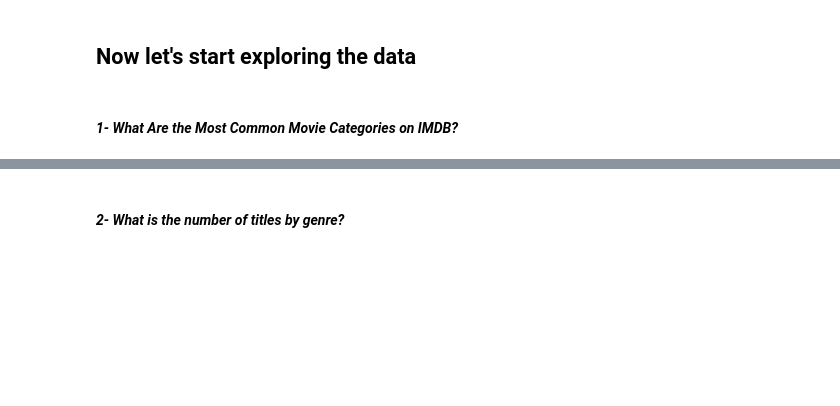
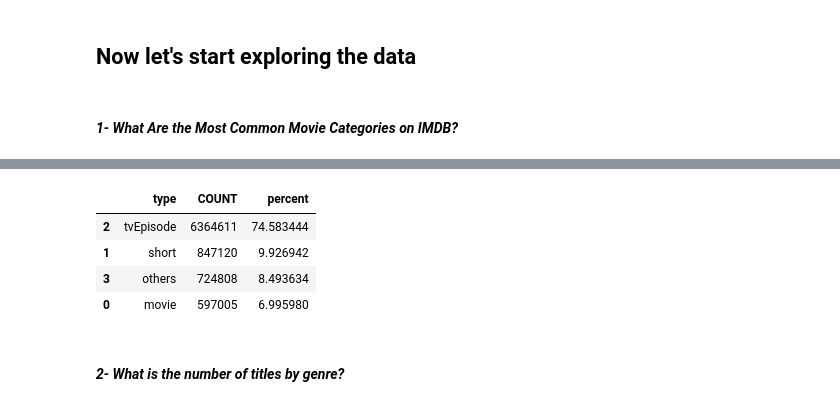
Before and after one commit to Krupique/Explorating-Data, a Jupyter notebook: IMDB-ExploreData/ExploreData.ipynb, the cells around one changed output, grey strips where cells are left out. Drawn from its saved outputs; the diff is of its cells as text; code cells hidden in the pictures; blank space fills up the shorter version.

```diff
--- a/IMDB-ExploreData/ExploreData.ipynb
+++ b/IMDB-ExploreData/ExploreData.ipynb
@@ -185,0 +226,15 @@ Schema of: ratings
+# %%
+#Let's create a graph with only 4 categories, because the human brain doesn't process much more than that simultaneously.
+#The three categories with the most titles.
+
+#Create an empty dictionary
+others = {}
+
+#Filter the percentage in 5% and add the total
+others['COUNT'] = res1[res1['percent'] < 5]['COUNT'].sum()
+
+#Record the percentage
+others['percent'] = res1[res1['percent'] < 5]['percent'].sum()
+
+#adjust the name
+others['type'] = 'others'
@@ -186,3 +246,21 @@ Schema of: ratings
+# %%
+#Filter the dataframe where percent > 5
+res1 = res1[res1['percent'] >= 5]
+
+#Appendo with dataframe from other categories
+res1 = res1.append(others, ignore_index = True)
+
+#Order the result
+res1 = res1.sort_values(by = 'COUNT', ascending = False)
+
+#Show
+res1.head()
+# %% [output]
+|  | type | COUNT | percent |
+| 2 | tvEpisode | 6364611 | 74.583444 |
+| 1 | short | 847120 | 9.926942 |
+| 3 | others | 724808 | 8.493634 |
+| 0 | movie | 597005 | 6.995980 |
 # %% [markdown]
 #### _2- What is the number of titles by genre?_
 # %% [markdown]
```
Also changed, not shown: parts of 8 cells of this notebook.
